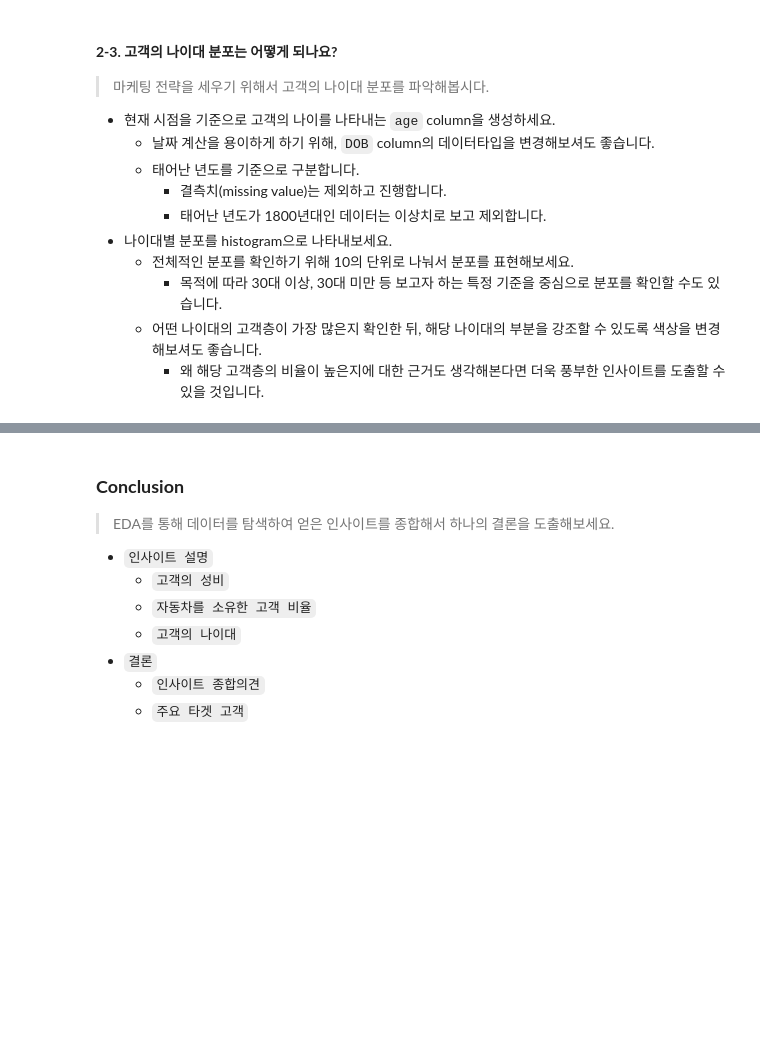
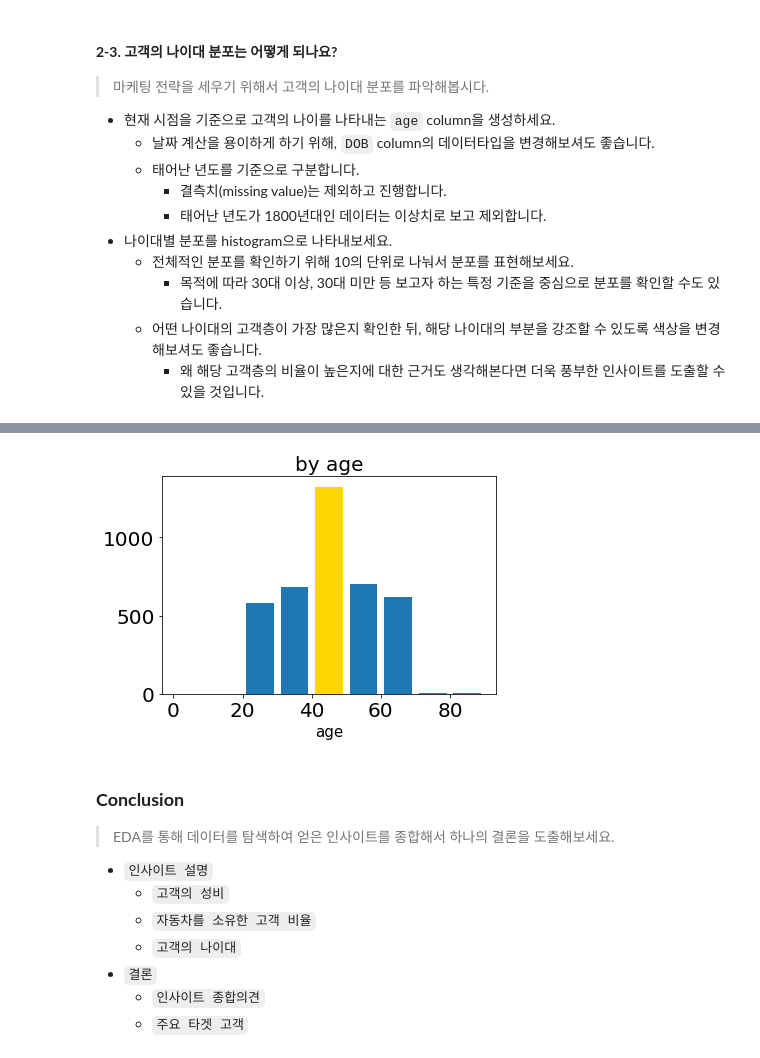
Before and after one commit to Ryu4824/code-states, a Jupyter notebook: Sprint1_Mini_Project_(4조).ipynb, the cells around one changed output, grey strips where cells are left out. Drawn from its saved outputs; the diff is of its cells as text; code cells hidden in the pictures; blank space fills up the shorter version.

```diff
--- a/Sprint1_Mini_Project_(4조).ipynb
+++ b/Sprint1_Mini_Project_(4조).ipynb
@@ -204,3 +236,8 @@ customer.duplicated().sum()
     - 목적에 따라 30대 이상, 30대 미만 등 보고자 하는 특정 기준을 중심으로 분포를 확인할 수도 있습니다.
   - 어떤 나이대의 고객층이 가장 많은지 확인한 뒤, 해당 나이대의 부분을 강조할 수 있도록 색상을 변경해보셔도 좋습니다.
     - 왜 해당 고객층의 비율이 높은지에 대한 근거도 생각해본다면 더욱 풍부한 인사이트를 도출할 수 있을 것입니다.
+# %%
+import datetime
+customer['DOB'] = customer['DOB'].apply(lambda x: pd.to_datetime(str(x), format='%Y-%m-%d'))
+
+customer.info()
@@ -206,0 +264,7 @@ customer.duplicated().sum()
+# %%
+customer_temp = customer[(customer['DOB'] < datetime.datetime(1800, 1, 1)) | (customer['DOB'] >= datetime.datetime(1900, 1, 1))]
+
+now = pd.Timestamp('now')
+customer['age'] = (now - customer_temp['DOB']).astype('<m8[Y]')
+
+customer
@@ -207,3 +285,13 @@ customer.duplicated().sum()
+# %%
+n, bins, patches = plt.hist(customer['age'],bins=range(0,100,10),label='bins=10',rwidth = 0.8)
+plt.title('by age',size=20)
+plt.xlabel('age', size = 15)
+
+patches[4].set_facecolor('gold') # 구간 선택
+
+plt.show()
+# %% [output]
+[figure, added]
 # %% [markdown]
 ### **Conclusion**
 > EDA를 통해 데이터를 탐색하여 얻은 인사이트를 종합해서 하나의 결론을 도출해보세요.
```
Also changed, not shown: parts of 7 cells of this notebook.
